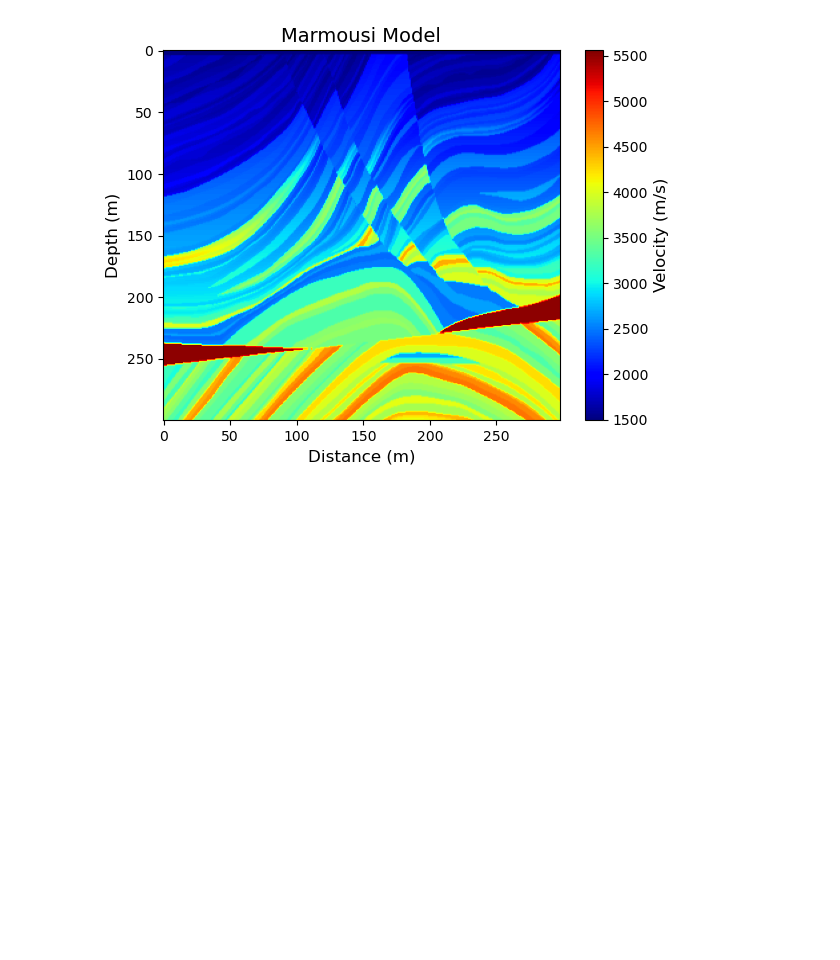
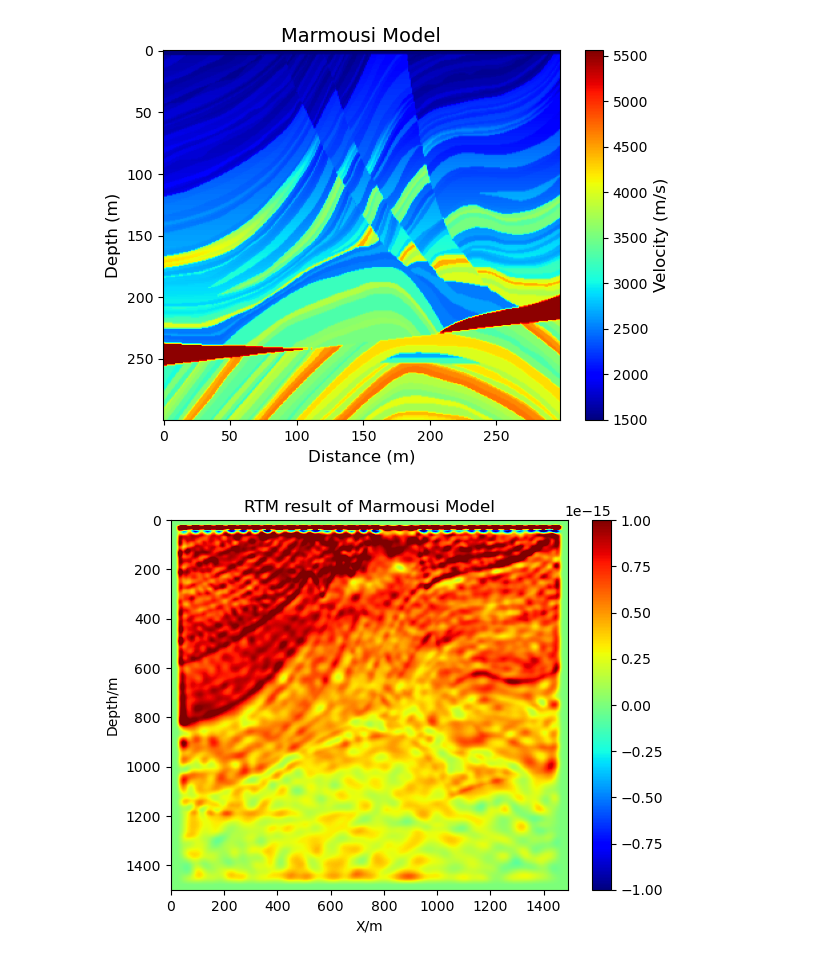
Before and after one commit to shenyaojin/gpgn536finalproj, a Jupyter notebook: marmousi_model.ipynb, the cells around one changed output. Drawn from its saved outputs; the diff is of its cells as text; code cells hidden in the pictures; blank space fills up the shorter version.

```diff
--- a/marmousi_model.ipynb
+++ b/marmousi_model.ipynb
@@ -36,7 +36,7 @@ UUm = np.zeros((nx,nz))
 
 ## Time stepping parameters
 CC = 0.5                     # . . Courant #
-nt = 1200                    # . . Number of time steps
+nt = 3500                    # . . Number of time steps, the nt should be large enough to make the wave propagate to the bottom of model
 dt = CC*dx/np.max(model)         # . . Define dt based on Courant
 t  = np.linspace(0,nt*dt,nt) # . . Time lin
 t0 = 0.05                    # . . Wavelet shift
@@ -62,7 +62,7 @@ for iter in tqdm(range(shot_num)):
     UUm = np.zeros((nx,nz))
 
     CC = 0.5
-    nt = 1200
+    nt = 3500
     dt = CC*dx/np.max(v)
     t = np.linspace(0, nt * dt, nt)
     t0 = 0.05
@@ -84,6 +84,12 @@ for iter in tqdm(range(shot_num)):
     img += np.sum(fff * mmm[:,:,::-1], axis = 2)
 # %%
 cx = np.array([-1,1])
-plt.imshow(img.T, aspect='auto',cmap='jet',extent=[0,Lx,Ly,0])
+plt.imshow(img.T, aspect='auto',cmap='jet',extent=[0,Lx,Lz,0])
+plt.clim(cx * 1e-15)
+plt.title("RTM result of Marmousi Model")
+plt.xlabel("X/m")
+plt.ylabel("Depth/m")
 plt.colorbar()
 plt.show()
+# %% [output]
+[figure, added]
```
Also changed, not shown: 1 other file.
